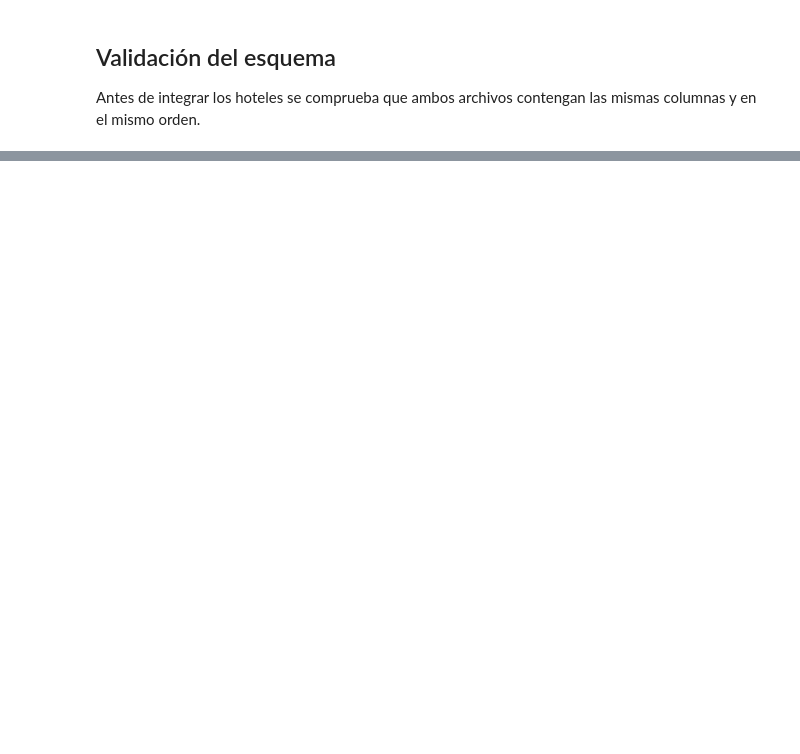
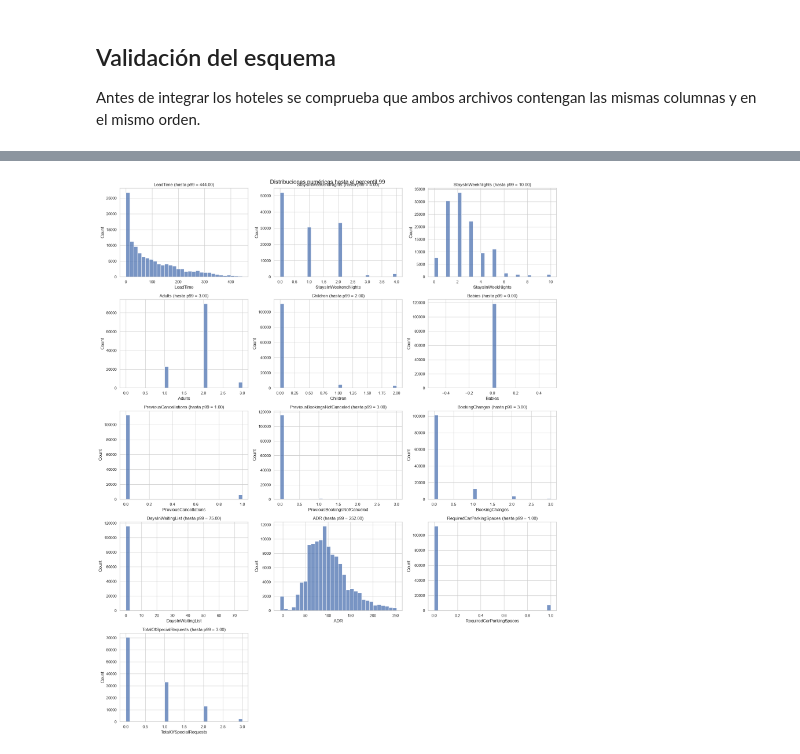
Before and after one commit to Lithium582/Obligatorio2026, a Jupyter notebook: notebooks/02_eda.ipynb, the cells around one changed output, grey strips where cells are left out. Cells and saved outputs as stored; diff of their text form; code cells hidden in the pictures; blank space fills up the shorter version.

```diff
--- a/notebooks/02_eda.ipynb
+++ b/notebooks/02_eda.ipynb
@@ -93,0 +637,19 @@ En la siguiente iteración se agregará el identificador del hotel, se integrar
+# %%
+iqr_records = []
+for column in numeric_analysis_columns:
+    values = bookings_df[column].dropna()
+    q1, q3 = values.quantile([0.25, 0.75])
+    iqr = q3 - q1
+    lower_bound = q1 - 1.5 * iqr
+    upper_bound = q3 + 1.5 * iqr
+    outside_mask = values.lt(lower_bound) | values.gt(upper_bound)
+    iqr_records.append({
+        "column": column,
+        "lower_bound": lower_bound,
+        "upper_bound": upper_bound,
+        "outside_rows": outside_mask.sum(),
+        "outside_percentage": outside_mask.mean() * 100,
+    })
+
+iqr_outliers_summary = pd.DataFrame(iqr_records).set_index("column")
+display(iqr_outliers_summary.round(3))
@@ -93,0 +721,20 @@ En la siguiente iteración se agregará el identificador del hotel, se integrar
+# %%
+figure, axes = plt.subplots(5, 3, figsize=(18, 22))
+axes = axes.flatten()
+
+for axis, column in zip(axes, numeric_analysis_columns):
+    upper_visual_limit = bookings_df[column].quantile(0.99)
+    visible_values = bookings_df.loc[
+        bookings_df[column].le(upper_visual_limit), column
+    ].dropna()
+    sns.histplot(visible_values, bins=30, ax=axis)
+    axis.set_title(f"{column} (hasta p99 = {upper_visual_limit:.2f})")
+
+for axis in axes[len(numeric_analysis_columns):]:
+    axis.set_visible(False)
+
+figure.suptitle("Distribuciones numéricas hasta el percentil 99", fontsize=16)
+plt.tight_layout()
+plt.show()
+# %% [output]
+[figure, added]
```
Also changed, not shown: parts of 75 cells of this notebook.
